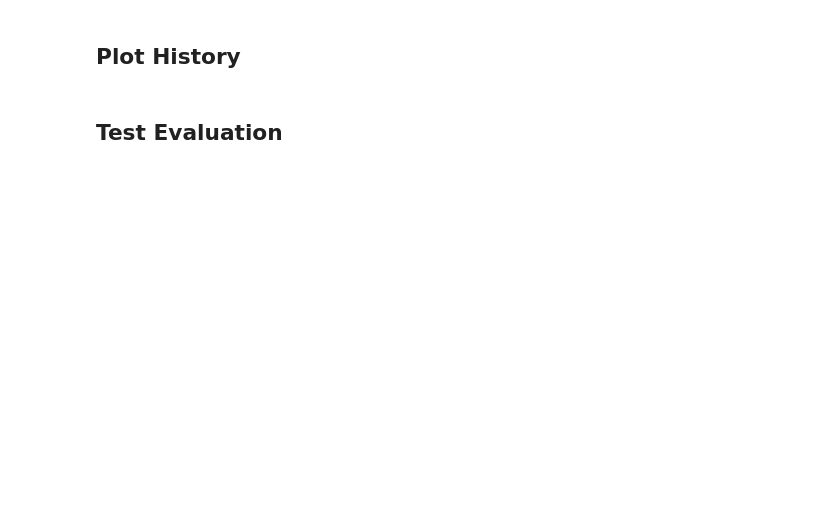
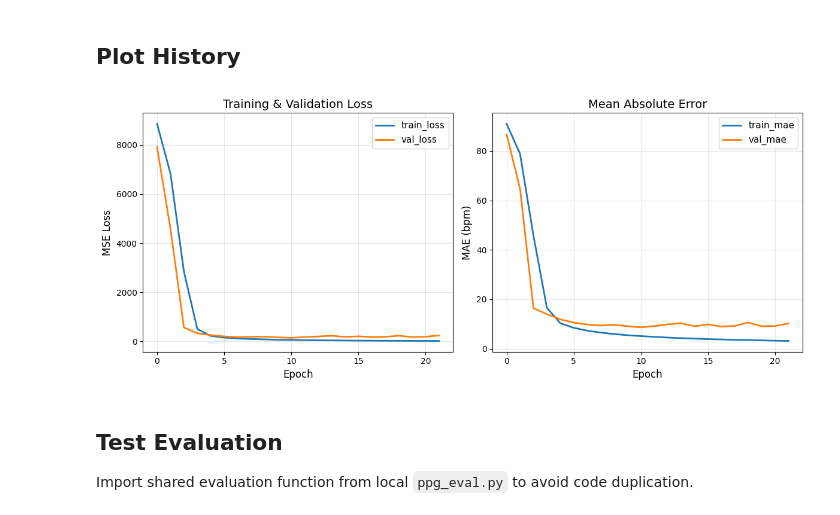
Before and after one commit to galbar8/LMU_S4, a Jupyter notebook: src/notebooks/ppg/ppg_lmu.ipynb, the cells around one changed output. Saved outputs shown, nothing was run; the diff lists cells and outputs as text; code cells hidden in the pictures; blank space fills up the shorter version.

```diff
--- a/src/notebooks/ppg/ppg_lmu.ipynb
+++ b/src/notebooks/ppg/ppg_lmu.ipynb
@@ -159,10 +94,6 @@ data/
 
 Each CSV should contain columns: `ppg`, `hr`
 # %%
-current_dir = Path.cwd()
-project_root = current_dir.parent.parent.parent  # from src/notebooks/ppg to project root
-data_root = str(project_root / "src" / "datasets" / "ppg" / "data")
-
 # Example subject split - ADJUST TO YOUR DATASET
 TRAIN_SUBJECTS = ("S1", "S2", "S3", "S4", "S5", "S6", "S7", "S8")
 VAL_SUBJECT = "S9"
@@ -213,7 +144,7 @@ args: Dict[str, Any] = {
     "memory_size": 128,  # Reduced from 256
 }
 
-args["block_cfg_ctor"] = create_block_cfg_ctor(
+args["block_cfg_ctor"] = create_lmu_block_cfg_ctor(
     dropout=args["dropout"],
     mlp_ratio=args["mlp_ratio"],
     droppath_final=args["droppath_final"],
@@ -306,29 +239,33 @@ Epoch 011/100 | train 90.9796/90.9796 | val 283.3677/283.3677 | t 263.3s/9.9s |
 # %%
 import matplotlib.pyplot as plt
 
-plt.figure(figsize=(12, 5))
+def plot_history(history: Dict[str, Any]) -> None:
+    """Plot training and validation loss and MAE over epochs."""
+    plt.figure(figsize=(12, 5))
 
-# Loss
-plt.subplot(1, 2, 1)
-plt.plot(history["train_loss"], label="train_loss", linewidth=2)
-plt.plot(history["val_loss"], label="val_loss", linewidth=2)
-plt.xlabel("Epoch", fontsize=12)
-plt.ylabel("MSE Loss", fontsize=12)
-plt.legend(fontsize=11)
-plt.title("Training & Validation Loss", fontsize=14)
-plt.grid(True, alpha=0.3)
+    # Loss
+    plt.subplot(1, 2, 1)
+    plt.plot(history["train_loss"], label="train_loss", linewidth=2)
+    plt.plot(history["val_loss"], label="val_loss", linewidth=2)
+    plt.xlabel("Epoch", fontsize=12)
+    plt.ylabel("MSE Loss", fontsize=12)
+    plt.legend(fontsize=11)
+    plt.title("Training & Validation Loss", fontsize=14)
+    plt.grid(True, alpha=0.3)
 
-# MAE
-plt.subplot(1, 2, 2)
-plt.plot(history["train_mae"], label="train_mae", linewidth=2)
-plt.plot(history["val_mae"], label="val_mae", linewidth=2)
-plt.xlabel("Epoch", fontsize=12)
-plt.ylabel("MAE (bpm)", fontsize=12)
-plt.legend(fontsize=11)
-plt.title("Mean Absolute Error", fontsize=14)
-plt.grid(True, alpha=0.3)
+    # MAE
+    plt.subplot(1, 2, 2)
+    plt.plot(history["train_mae"], label="train_mae", linewidth=2)
+    plt.plot(history["val_mae"], label="val_mae", linewidth=2)
+    plt.xlabel("Epoch", fontsize=12)
+    plt.ylabel("MAE (bpm)", fontsize=12)
+    plt.legend(fontsize=11)
+    plt.title("Mean Absolute Error", fontsize=14)
+    plt.grid(True, alpha=0.3)
 
-plt.tight_layout()
-plt.show()
+    plt.tight_layout()
+    plt.show()
+
+plot_history(history)
+# %% [output]
+[figure, added]
-# %% [markdown]
-## Test Evaluation
@@ -412,0 +272,4 @@ preds, targets = evaluate_best_model(
+# %% [markdown]
+## Test Evaluation
+
+Import shared evaluation function from local `ppg_eval.py` to avoid code duplication.
```
Also changed, not shown: parts of 12 cells of this notebook, 26 other files.
